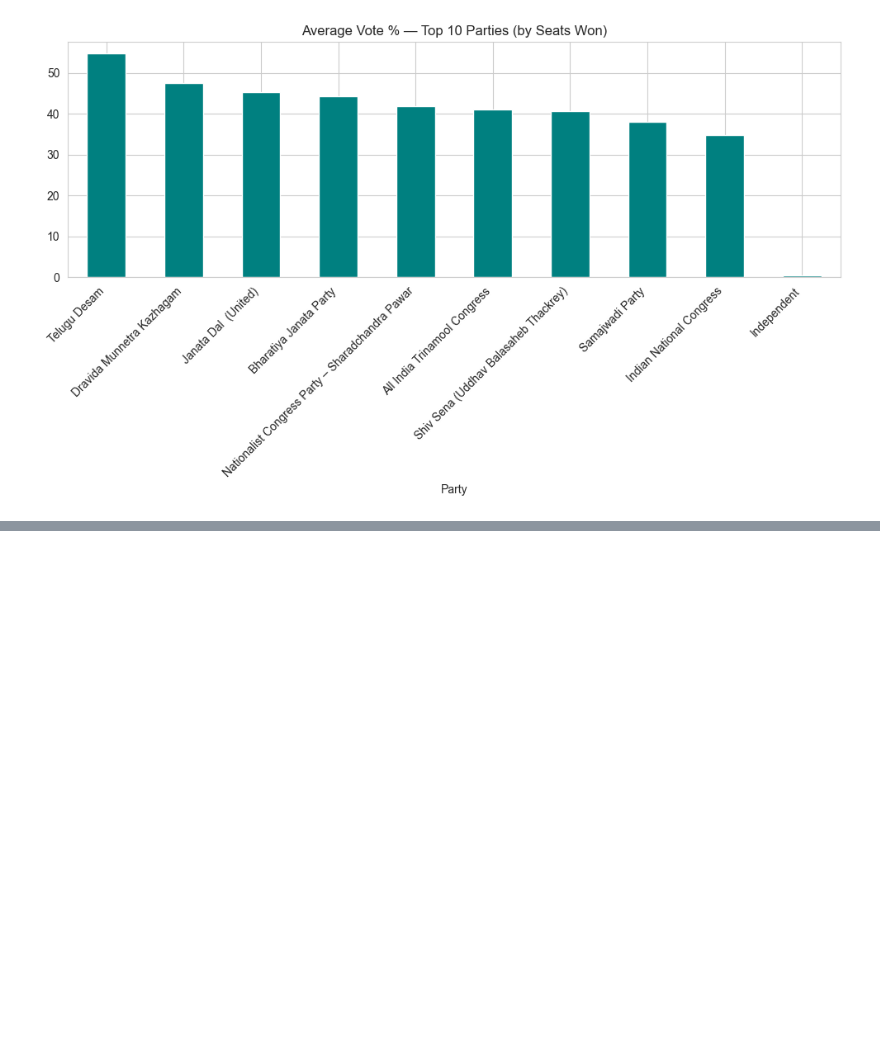
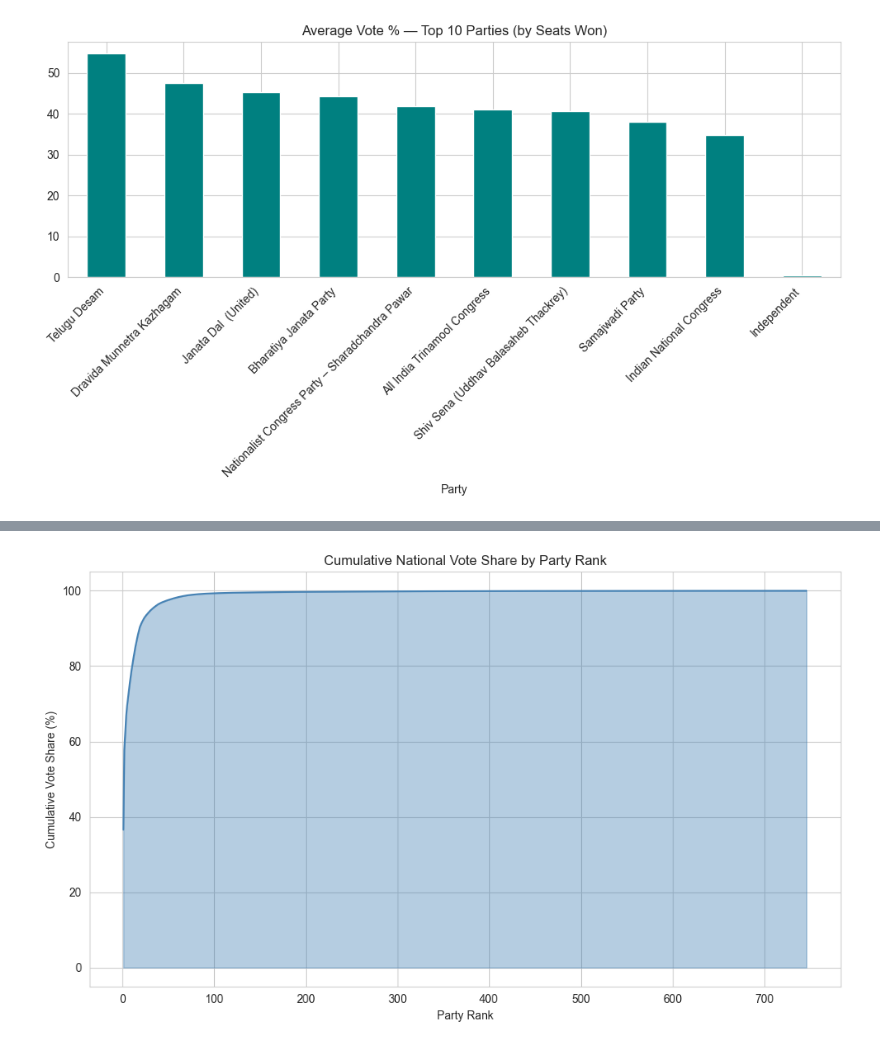
Before and after one commit to geershatisaxena/Election, a Jupyter notebook: res.ipynb, the cells around one changed output, grey strips where cells are left out. Drawn from its saved outputs; the diff is of its cells as text; code cells hidden in the pictures; blank space fills up the shorter version.

```diff
--- a/res.ipynb
+++ b/res.ipynb
@@ -1325,0 +1335,11 @@ plt.tight_layout()
+# %%
+plt.figure(figsize=(10, 6))
+cum_share = (party_total_votes.sort_values(ascending=False).cumsum() / total_votes_all * 100)
+plt.fill_between(range(1, len(cum_share) + 1), cum_share.values, alpha=0.4, color="steelblue")
+plt.plot(range(1, len(cum_share) + 1), cum_share.values, color="steelblue")
+plt.title("Cumulative National Vote Share by Party Rank")
+plt.xlabel("Party Rank")
+plt.ylabel("Cumulative Vote Share (%)")
+plt.tight_layout()
+# %% [output]
+[figure, added]
```
Also changed, not shown: parts of 9 cells of this notebook.
